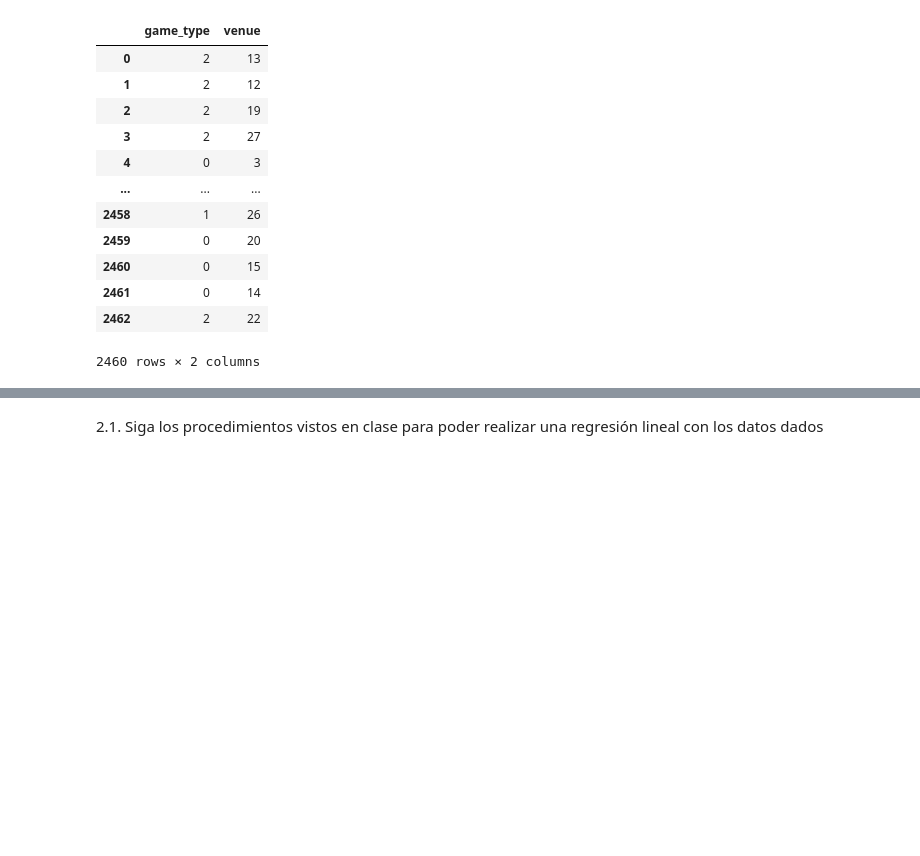
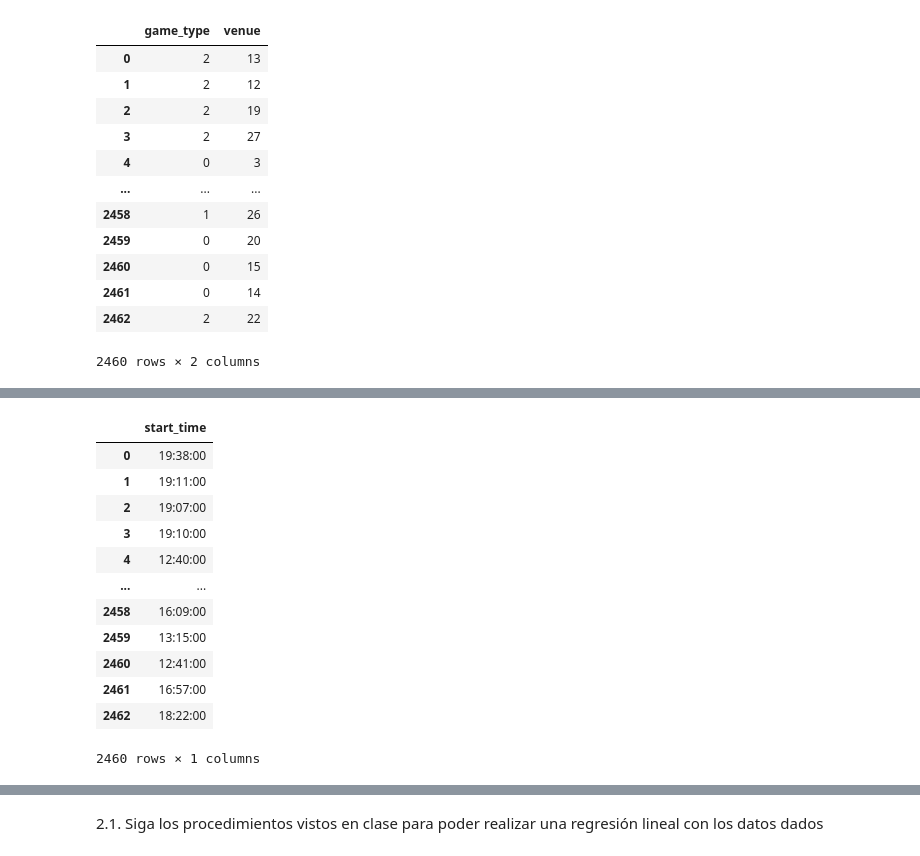
Before and after one commit to aleg001/HT1-MineriaDatos, a Jupyter notebook: HT11.6.ipynb, the cells around one changed output, grey strips where cells are left out. Drawn from its saved outputs; the diff is of its cells as text; code cells hidden in the pictures; blank space fills up the shorter version.

```diff
--- a/HT11.6.ipynb
+++ b/HT11.6.ipynb
@@ -192,0 +218,31 @@ baseballData[['game_type', 'venue']]
+# %%
+for time in baseballData['start_time']:
+  if time[-3:] == ':00': continue
+  indiceDate = baseballData[baseballData['start_time'] == time].index
+  time = time.replace('Start Time: ', '')
+  time = time.replace(' Local', '')
+  time = time.split(' ')
+  newtime = time[0].split(':')
+  newtime[0] = str(int(newtime[0]) + 12) \
+    if time[1] == 'p.m.' and newtime[0] != '12' \
+    else newtime[0]
+
+  newtime = newtime[0] + ":" + newtime[1] + ":" + "00"
+  baseballData.loc[indiceDate, 'start_time'] = newtime
+
+baseballData['start_time'] = pd.to_datetime(baseballData['start_time'], format='%H:%M:%S').dt.time
+baseballData[['start_time']]
+# %% [output]
+|  | start_time |
+| 0 | 19:38:00 |
+| 1 | 19:11:00 |
+| 2 | 19:07:00 |
+| 3 | 19:10:00 |
+| 4 | 12:40:00 |
+| ... | ... |
+| 2458 | 16:09:00 |
+| 2459 | 13:15:00 |
+| 2460 | 12:41:00 |
+| 2461 | 16:57:00 |
+| 2462 | 18:22:00 |
+2460 rows × 1 columns
```
Also changed, not shown: parts of 21 cells of this notebook.
